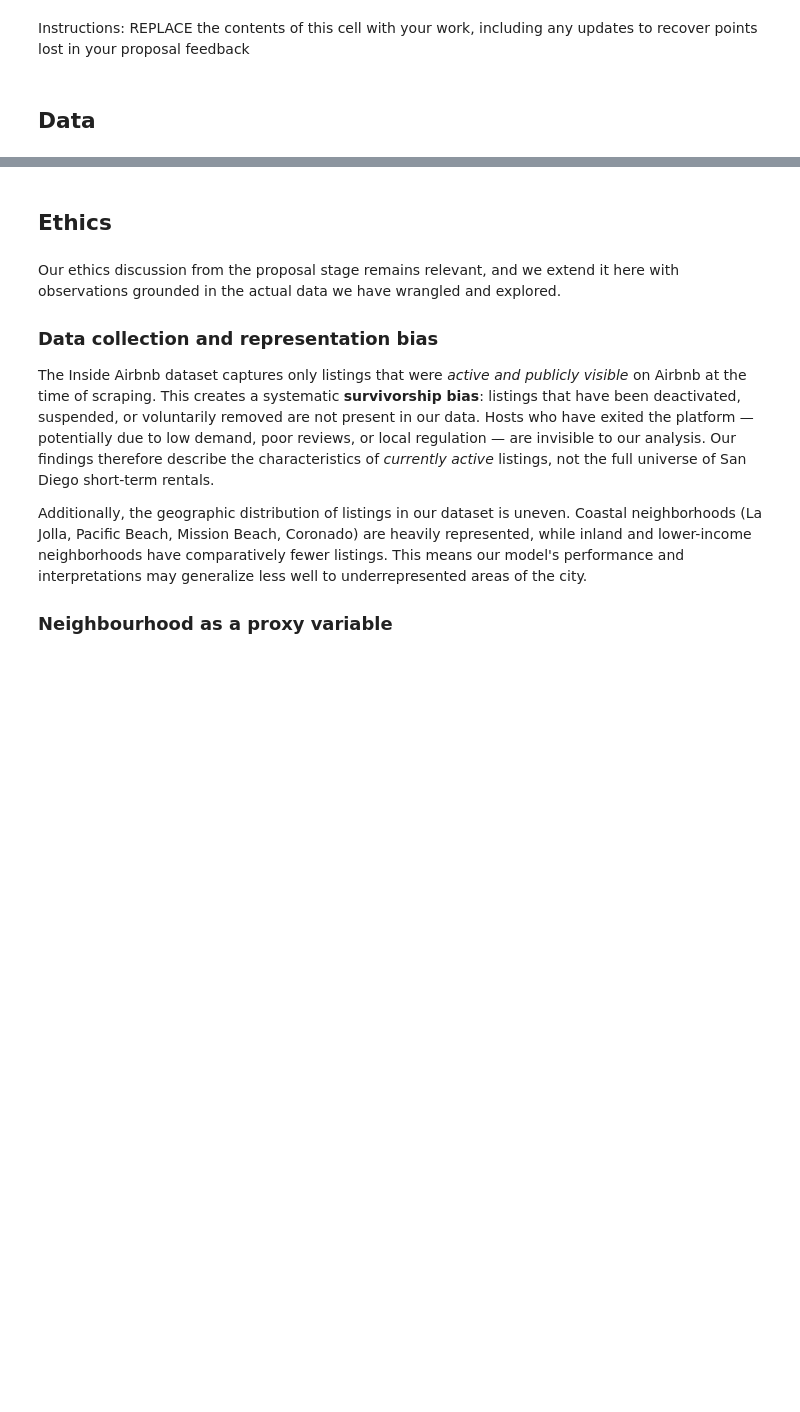
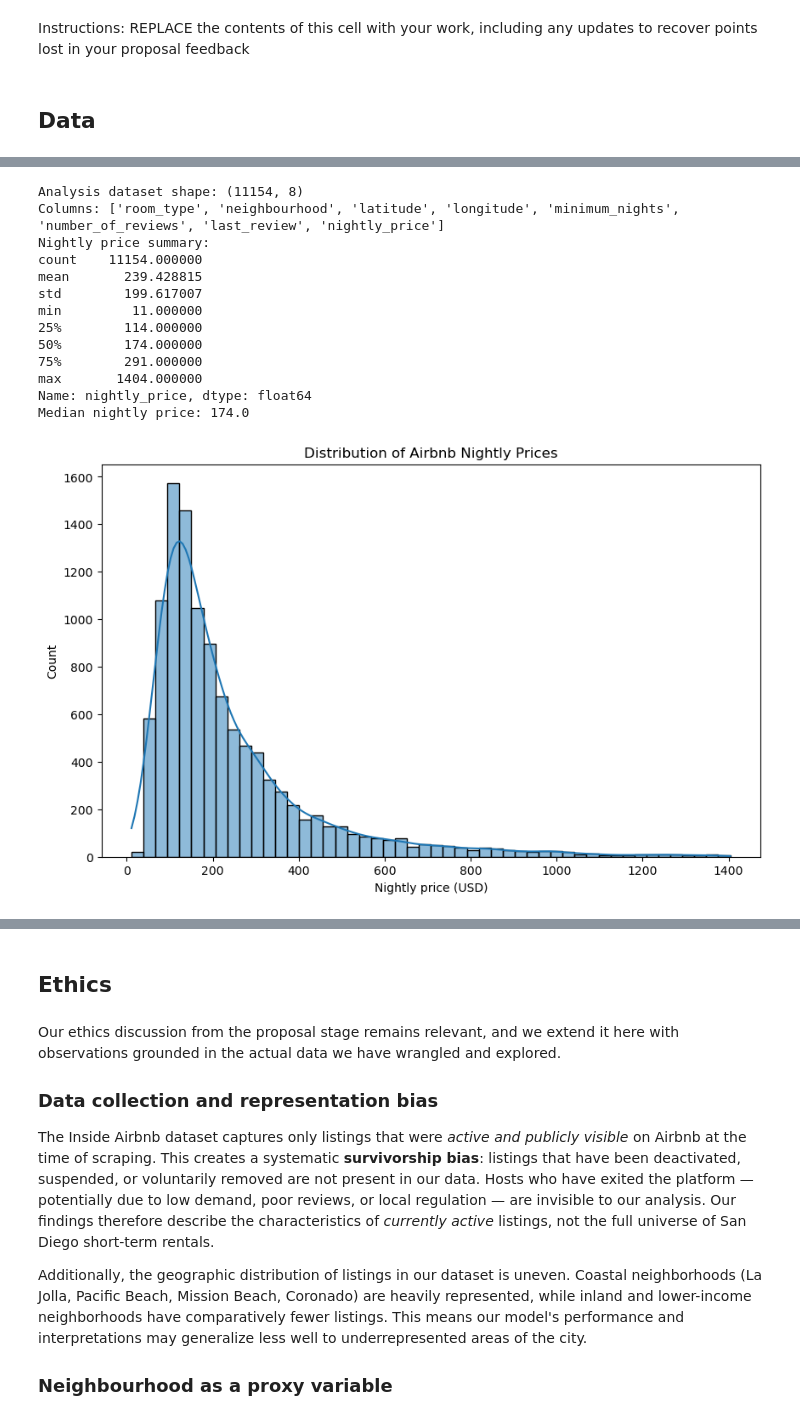
Before and after one commit to COGS108/Group082_WI26, a Jupyter notebook: 03-FinalProject.ipynb, the cells around one changed output, grey strips where cells are left out. Drawn from its saved outputs; the diff is of its cells as text; code cells hidden in the pictures; blank space fills up the shorter version.

```diff
--- a/03-FinalProject.ipynb
+++ b/03-FinalProject.ipynb
@@ -139,0 +472,39 @@ Some more words and stuff.  Remember notebooks work best if you interleave the c
+# %%
+
+# Load analysis dataset (after outlier trimming)
+df = pd.read_csv("data/02-processed/listings_clean_trim99.csv")
+
+print("Analysis dataset shape:", df.shape)
+df.head()
+
+# Standardize column names
+df.columns = df.columns.str.strip().str.lower().str.replace(' ', '_')
+print("Columns:", df.columns.tolist())
+
+# Summary statistics
+print("Nightly price summary:")
+print(df['nightly_price'].describe())
+print("Median nightly price:", df['nightly_price'].median())
+
+# Plot distribution
+plt.figure(figsize=(10,6))
+sns.histplot(df['nightly_price'], bins=50, kde=True)
+plt.title("Distribution of Airbnb Nightly Prices")
+plt.xlabel("Nightly price (USD)")
+plt.ylabel("Count")
+plt.show()
+# %% [output]
+Analysis dataset shape: (11154, 8)
+Columns: ['room_type', 'neighbourhood', 'latitude', 'longitude', 'minimum_nights', 'number_of_reviews', 'last_review', 'nightly_price']
+Nightly price summary:
+count    11154.000000
+mean       239.428815
+std        199.617007
+min         11.000000
+25%        114.000000
+50%        174.000000
+75%        291.000000
+max       1404.000000
+Name: nightly_price, dtype: float64
+Median nightly price: 174.0
+[figure, added]
```
Also changed, not shown: parts of 68 cells of this notebook, 1 other file.
